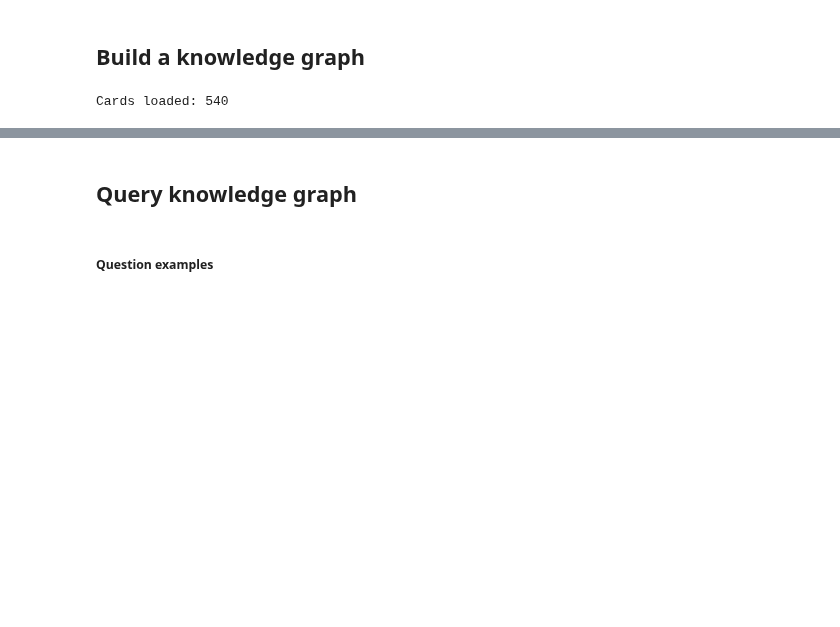
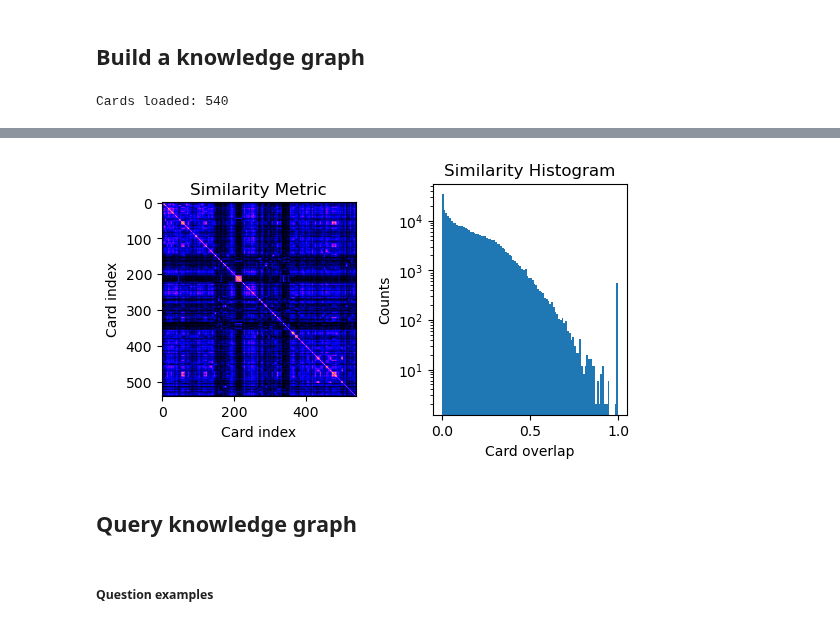
Before and after one commit to tomhartke/knowledge-graph-from-GPT, a Jupyter notebook: KnowledgeGraphInterface.ipynb, the cells around one changed output, grey strips where cells are left out. Saved outputs shown, nothing was run; the diff lists cells and outputs as text; code cells hidden in the pictures; blank space fills up the shorter version.

```diff
--- a/KnowledgeGraphInterface.ipynb
+++ b/KnowledgeGraphInterface.ipynb
@@ -92,3 +120,34 @@ Recalculating relative abstraction
+# %%
+# Visualize the card-card overlap. This is a bit slow to run (20-30 seconds)
+
+cardIDs = np.array(list(kGraph.cards.keys()))
+cardIDs.sort()  # low to high
+similarity_metric = np.zeros((len(cardIDs), len(cardIDs)))
+
+for cardID1 in cardIDs:
+    emb_vec1 = kGraph.cards[cardID1].embedding_vector_trimmed
+    similarity_metric[cardID1,cardID1] = 1.0  # diag is 1 by definition
+    for cardID2 in cardIDs:
+        if cardID2 > cardID1:
+            emb_vec2 = kGraph.cards[cardID2].embedding_vector_trimmed
+            inner_prod = emb_vec_inner_product(emb_vec1, emb_vec2)
+            similarity_metric[cardID1, cardID2] = (inner_prod + 1e-13)/(1.0 + 1e-13)
+            similarity_metric[cardID2, cardID1] = (inner_prod + 1e-13)/(1.0 + 1e-13)
+# %%
+fig, ax = plt.subplots(1,2, figsize=(6, 3))
+ax[0].imshow(similarity_metric, vmin=0, vmax=1, cmap='gnuplot2')
+ax[0].set_xlabel('Card index')
+ax[0].set_ylabel('Card index')
+ax[0].set_title('Similarity Metric')
+ax[1].hist(similarity_metric.flatten(), bins=100)
+ax[1].set_xlabel('Card overlap')
+ax[1].set_ylabel('Counts')
+ax[1].set_title('Similarity Histogram')
+ax[1].set_yscale('log')
+plt.subplots_adjust(wspace=0.4)
+plt.show()
+# %% [output]
+[figure, added]
 # %% [markdown]
 ## Query knowledge graph
 # %% [markdown]
```
Also changed, not shown: parts of 3 cells of this notebook, 4 other files.
